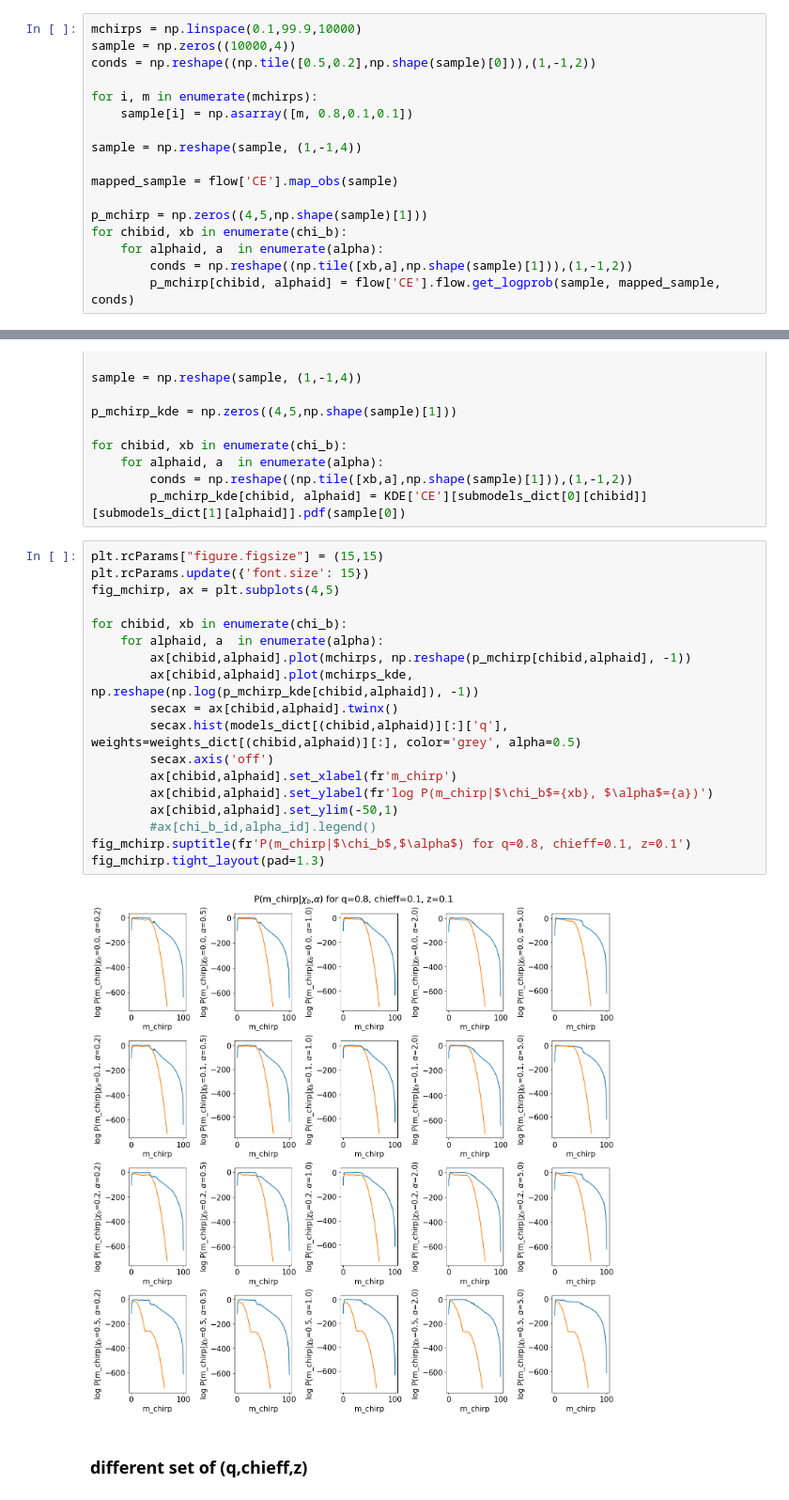
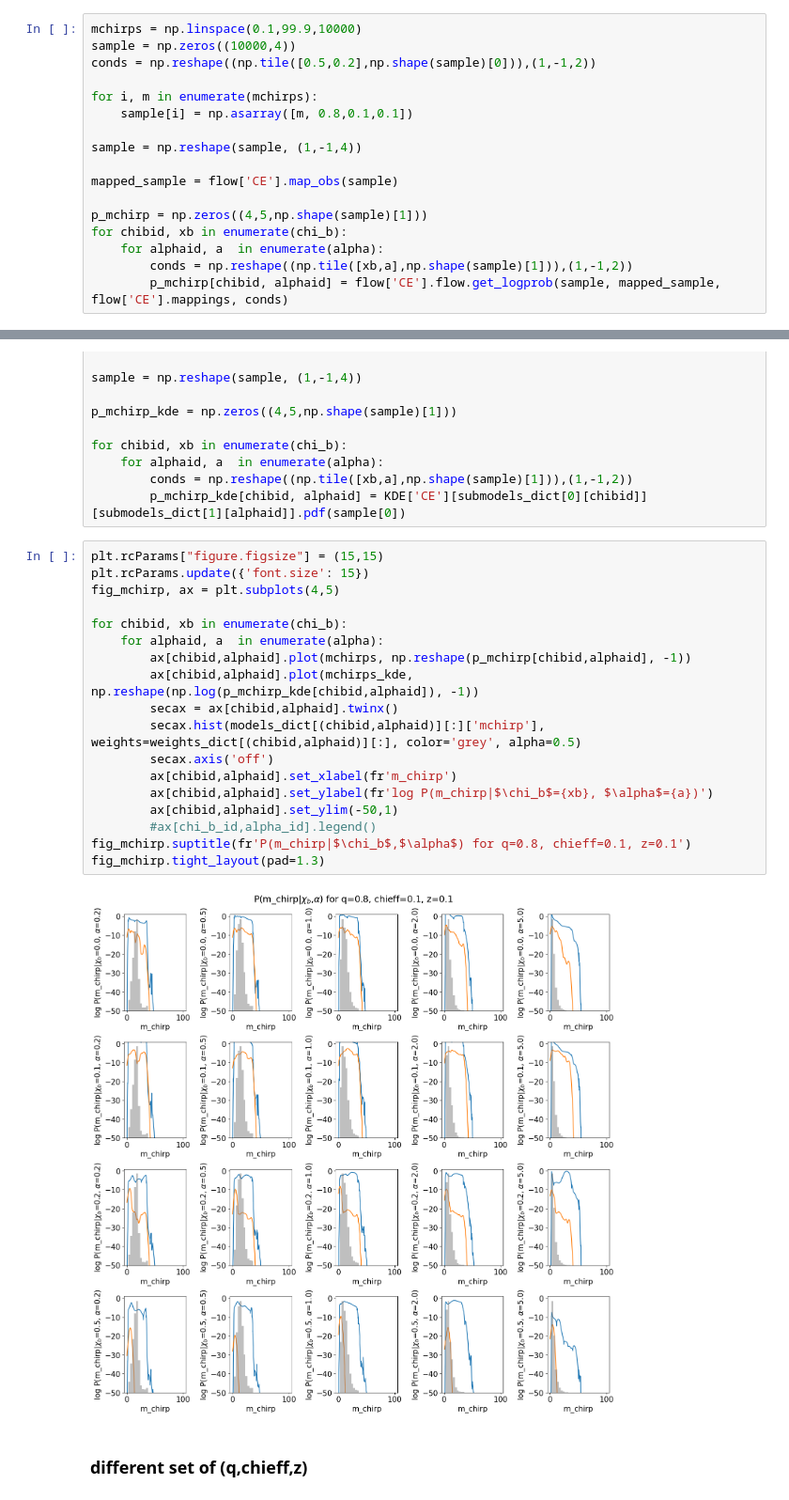
Before and after one commit to scolloms/AMAZE_model_selection, a Jupyter notebook: testing_notebooks/1D_p_theta_checks.ipynb, the cells around one changed output, grey strips where cells are left out. Shown at 94% size. Saved outputs shown, nothing was run; the diff lists cells and outputs as text.

Commit message:
passing mappings to get_logprob for jacobian

```diff
--- a/testing_notebooks/1D_p_theta_checks.ipynb
+++ b/testing_notebooks/1D_p_theta_checks.ipynb
@@ -86,4 +89,4 @@ p_mchirp = np.zeros((4,5,np.shape(sample)[1]))
 for chibid, xb in enumerate(chi_b):
     for alphaid, a  in enumerate(alpha):
         conds = np.reshape((np.tile([xb,a],np.shape(sample)[1])),(1,-1,2))
-        p_mchirp[chibid, alphaid] = flow['CE'].flow.get_logprob(sample, mapped_sample, conds)
+        p_mchirp[chibid, alphaid] = flow['CE'].flow.get_logprob(sample, mapped_sample, flow['CE'].mappings, conds)
@@ -106,23 +130,23 @@ for chibid, xb in enumerate(chi_b):
 # %%
 plt.rcParams["figure.figsize"] = (15,15)
 plt.rcParams.update({'font.size': 15})
 fig_mchirp, ax = plt.subplots(4,5)
 
 for chibid, xb in enumerate(chi_b):
     for alphaid, a  in enumerate(alpha):
         ax[chibid,alphaid].plot(mchirps, np.reshape(p_mchirp[chibid,alphaid], -1))
         ax[chibid,alphaid].plot(mchirps_kde, np.reshape(np.log(p_mchirp_kde[chibid,alphaid]), -1))
         secax = ax[chibid,alphaid].twinx()
-        secax.hist(models_dict[(chibid,alphaid)][:]['q'], weights=weights_dict[(chibid,alphaid)][:], color='grey', alpha=0.5)
+        secax.hist(models_dict[(chibid,alphaid)][:]['mchirp'], weights=weights_dict[(chibid,alphaid)][:], color='grey', alpha=0.5)
         secax.axis('off')
         ax[chibid,alphaid].set_xlabel(fr'm_chirp')
         ax[chibid,alphaid].set_ylabel(fr'log P(m_chirp|$\chi_b$={xb}, $\alpha$={a})')
         ax[chibid,alphaid].set_ylim(-50,1)
         #ax[chi_b_id,alpha_id].legend()
 fig_mchirp.suptitle(fr'P(m_chirp|$\chi_b$,$\alpha$) for q=0.8, chieff=0.1, z=0.1')
 fig_mchirp.tight_layout(pad=1.3)
 # %% [output]
-[figure, old version]
+[figure, new version]
 # %% [markdown]
 ### different set of (q,chieff,z)
 # %%
```
Also changed, not shown: parts of 6 cells of this notebook, 2 other files.
